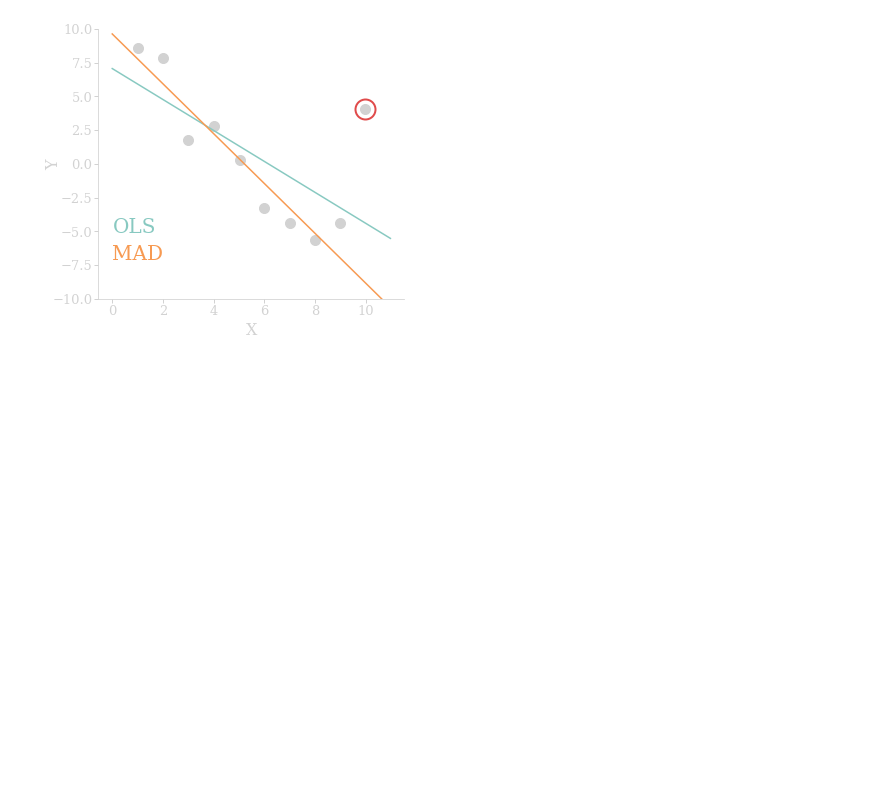
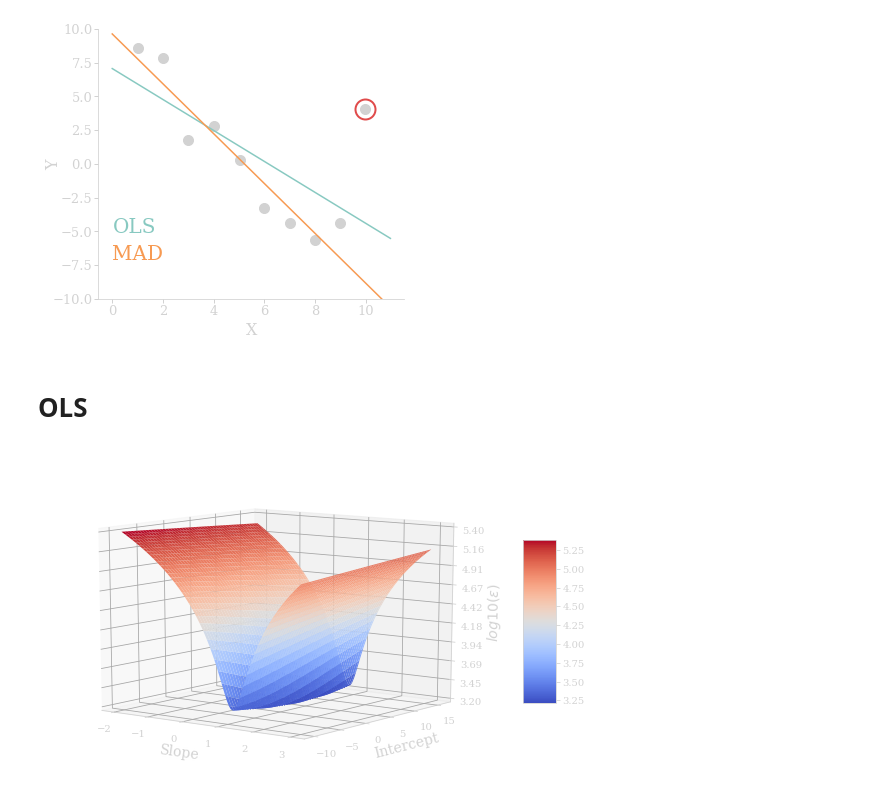
Before and after one commit to Khlick/LS40-Lectures, a Jupyter notebook: lib/_notebooks/Correlation and Regression.ipynb, the cells around one changed output. Cells and saved outputs as stored; diff of their text form; code cells hidden in the pictures; blank space fills up the shorter version.

```diff
--- a/lib/_notebooks/Correlation and Regression.ipynb
+++ b/lib/_notebooks/Correlation and Regression.ipynb
@@ -477,3 +481,51 @@ for ax in [ax2]:
 fig.savefig("../img/MADvOLS-fit.svg", transparent=True)
 # %% [output]
 [figure]
+# %% [markdown]
+# OLS
+# %%
+data = pd.DataFrame({
+    "x": [15.840558, 12.961619, 25.263988, 43.0241, 50.974785, 82.80988, 90.603714, 73.73984],
+    "y": [5.3056026, 23.242449, 38.408398, 31.917654, 53.391132, 59.3171, 80.69876, 96.96029]
+    })
+
+def ols(x,y,a,b):
+    mat = np.zeros((len(a),len(b)));
+    for i in range(len(a)):
+        for j in range(len(b)):
+            mat[i,j] = np.sum((x-(y*b[j]+a[i]))**2)
+    return mat
+# %%
+avals = np.linspace(-2,3, 100);
+bvals = np.linspace(-10,16,100);
+mat = ols(data['x'], data['y'], bvals, avals);
+mat = np.log10(mat);
+# %%
+from mpl_toolkits.mplot3d import Axes3D
+from matplotlib import cm
+from matplotlib.ticker import LinearLocator, FormatStrFormatter
+
+
+fig = pyp.figure(figsize=(10,6));
+ax = fig.gca(projection='3d');
+X,Y = np.meshgrid(avals, bvals);
+
+surf = ax.plot_surface(X,Y,mat,cmap=cm.coolwarm,linewidth=0,antialiased=True);
+
+ax.set_zlim(utils.domain(np.squeeze(mat)));
+ax.zaxis.set_major_locator(LinearLocator(10));
+ax.zaxis.set_major_formatter(FormatStrFormatter('%.02f'));
+
+
+ax.set_ylabel("Intercept", size=14);
+ax.set_xlabel("Slope", size=14);
+ax.set_zlabel(r"$log10(\epsilon)$",size=14);
+
+ax.view_init(11,-53);
+
+# Add a color bar which maps values to colors.
+fig.colorbar(surf, shrink=0.5, aspect=5);
+
+fig.savefig('../img/minOLS.svg', transparent=True)
+# %% [output]
+[figure, added]
```
Also changed, not shown: parts of 3 cells of this notebook, 8 other files.
